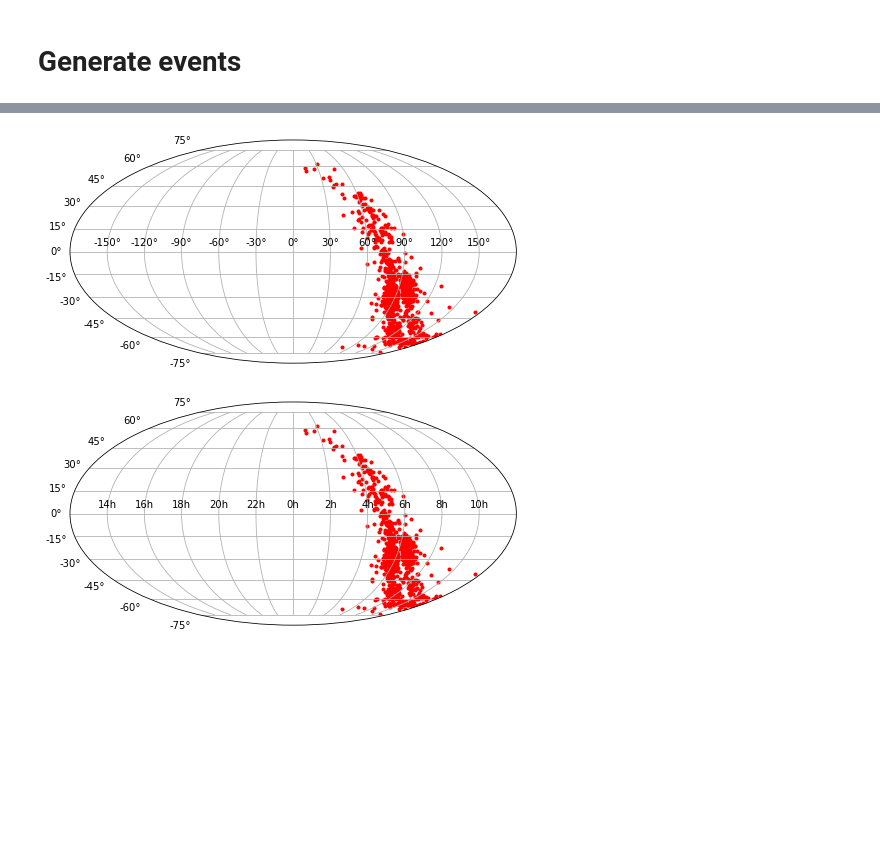
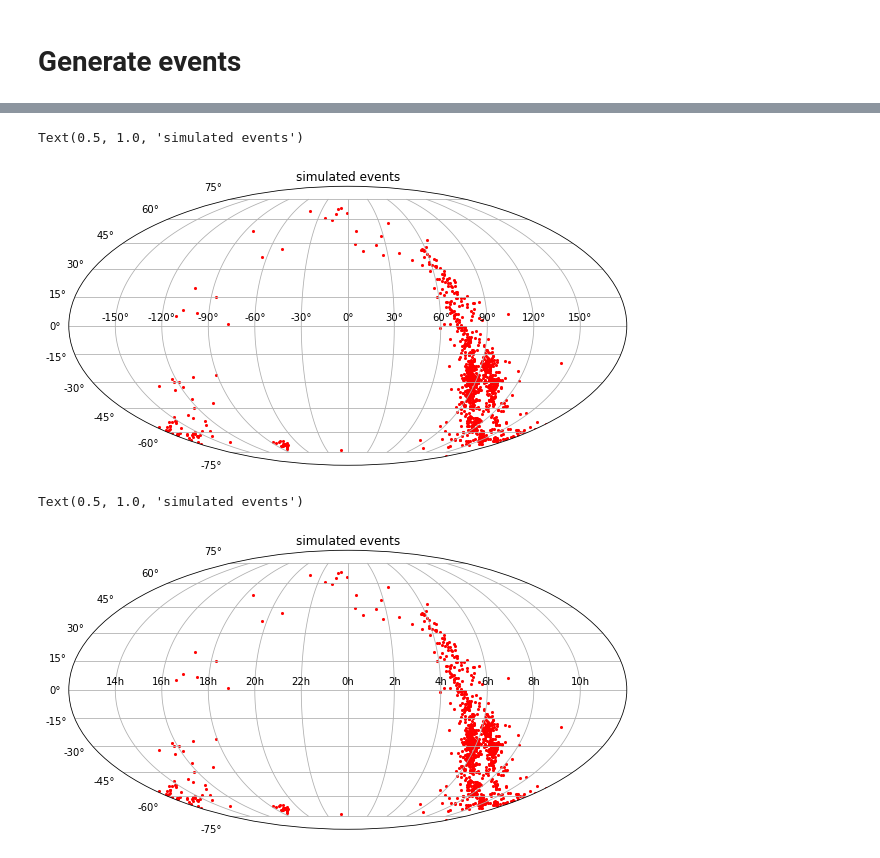
Before and after one commit to sylvielsstfr/MyGaia, a Jupyter notebook: densitymap/GenerateEvents.ipynb, the cells around one changed output, grey strips where cells are left out. Saved outputs shown, nothing was run; the diff lists cells and outputs as text; code cells hidden in the pictures; blank space fills up the shorter version.

```diff
--- a/densitymap/GenerateEvents.ipynb
+++ b/densitymap/GenerateEvents.ipynb
@@ -56,2 +84,9 @@ indexes = np.floor(np.interp(uniform_draw, cumm_dist, np.arange(cumm_dist.size))
+# %%
+# draw sorted indexes
+uniform_draw = np.random.uniform(size=n_events)
+sel_sorted_indexes = np.floor(np.interp(uniform_draw, cumm_dist, np.arange(cumm_dist.size)))
 # %%
-indexes=indexes.astype(np.int64)
+sel_sorted_indexes=sel_sorted_indexes.astype(np.int64)
+# %%
+# retrieve healpy indexes from random drawn indexes
+reorder_indexes=order_idx[sel_sorted_indexes]
@@ -66,8 +105,12 @@ def DeclRaToIndex(decl,RA,nside):
 all_ra=np.zeros(n_events)
 all_dec=np.zeros(n_events)
 count=0
-for idx in indexes:
+for idx in reorder_indexes:
     dec,ra=IndexToDeclRa(idx,nside)
-    all_ra[count]=ra
+    if ra>180.:
+        #all_ra[count]=180-ra
+        all_ra[count]=ra-360
+    else:
+        all_ra[count]=ra
     all_dec[count]=dec
     count+=1
@@ -78,17 +140,23 @@ from astropy import units as u
 the_ra = coord.Angle(all_ra*u.degree)
 the_dec = coord.Angle(all_dec*u.degree)
 # %%
-fig = plt.figure(figsize=(8,6))
+# plot events
+fig = plt.figure(figsize=(10,8))
 ax = fig.add_subplot(111, projection="mollweide")
-ax.scatter(the_ra.radian, the_dec.radian,marker='.',color="r")
+ax.scatter(the_ra.radian, the_dec.radian,marker='.',linewidths=0.1,color="r")
 ax.grid()
+ax.set_title("simulated events")
 # %% [output]
+Text(0.5, 1.0, 'simulated events')
-[figure, old version]
+[figure, new version]
 # %%
-fig = plt.figure(figsize=(8,6))
+# plot events
+fig = plt.figure(figsize=(10,8))
 ax = fig.add_subplot(111, projection="mollweide")
-ax.scatter(the_ra.radian, the_dec.radian,marker='.',color="r")
+ax.scatter(the_ra.radian, the_dec.radian,marker='.',linewidths=0.1,color="r")
 ax.set_xticklabels(['14h','16h','18h','20h','22h','0h','2h','4h','6h','8h','10h'])
 ax.grid(True)
+ax.set_title("simulated events")
 # %% [output]
+Text(0.5, 1.0, 'simulated events')
-[figure, old version]
+[figure, new version]
```
Also changed, not shown: parts of 10 cells of this notebook, 1 other file.
